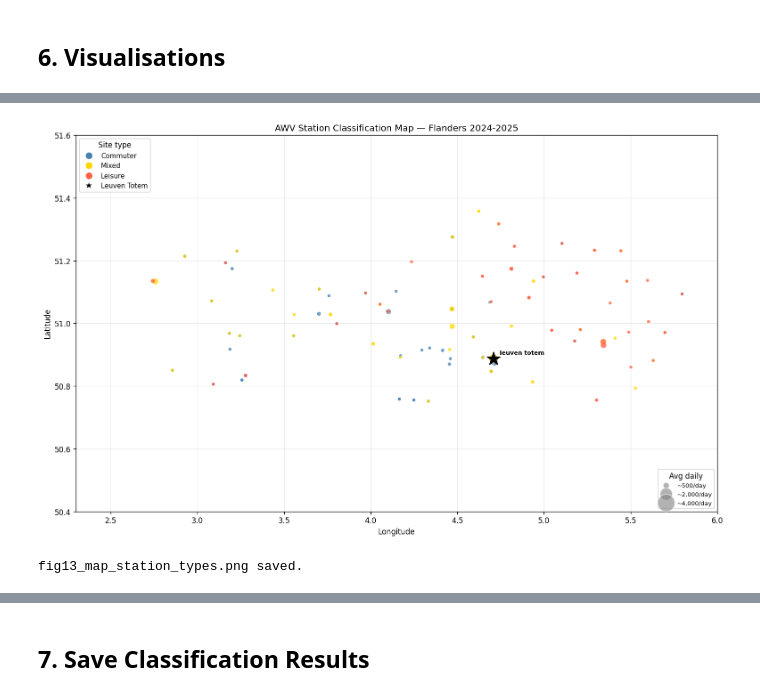
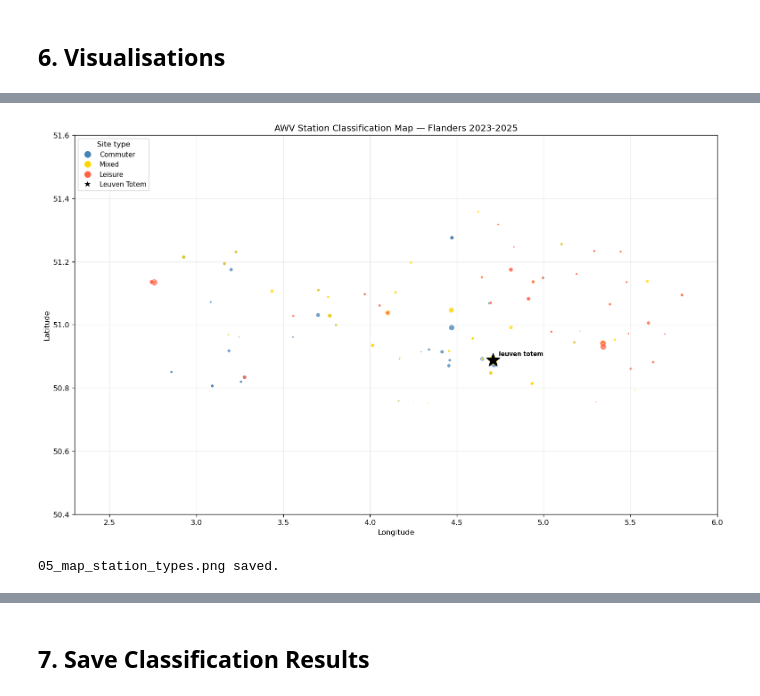
Before and after one commit to Queena34/mda-cycling-weather-group6, a Jupyter notebook: notebooks/06_site_classification.ipynb, the cells around one changed output, grey strips where cells are left out. Drawn from its saved outputs; the diff is of its cells as text; code cells hidden in the pictures.

```diff
--- a/notebooks/06_site_classification.ipynb
+++ b/notebooks/06_site_classification.ipynb
@@ -214,7 +208,12 @@ Leuven Totem (site ID 107): rank #57 out of 133
 ## 4. Merge Classification Back to Panel
 # %%
 CLASS_COLS = ["site ID", "commute_score", "site_type",
-              "weekday_weekend_ratio", "avg_peak_ratio", "school_retention"]
+              "weekday_weekend_ratio", "avg_peak_ratio"]
+
+# Drop stale classification columns if panel was previously saved with them
+stale_cols = [c for c in CLASS_COLS if c != "site ID"]
+panel_good = panel_good.drop(columns=[c for c in stale_cols if c in panel_good.columns])
+panel      = panel.drop(columns=[c for c in ["commute_score", "site_type"] if c in panel.columns])
 
 panel_good = panel_good.merge(site_stats[CLASS_COLS], on="site ID", how="left")
 
@@ -415,59 +409,46 @@ fig12_school_holiday_effect_by_type.png saved.
 # %%
-# ── fig13: geographic map of station types ────────────────────────────────────
+# ── geographic map of station types ────────────────────────────────────
 fig, ax = plt.subplots(figsize=(13, 8))
 
 for stype, color in TYPE_COLORS.items():
     sub = site_stats[site_stats["site_type"] == stype]
     ax.scatter(
         sub["lon"], sub["lat"],
-        c=color, s=(sub["avg_daily"] / 30).clip(20, 400),
+        c=color, s=sub["avg_daily"] / 30,
         alpha=0.75, zorder=3, edgecolors="white", lw=0.4,
     )
 
-# Leuven Totem star
+# Leuven Totem
 totem = site_stats[site_stats["site ID"] == 107].iloc[0]
 ax.scatter(totem["lon"], totem["lat"],
            marker="*", s=350, c="black", zorder=5)
 ax.annotate("leuven totem",
             xy=(totem["lon"], totem["lat"]),
             xytext=(8, 6), textcoords="offset points",
             fontsize=8, fontweight="bold")
 
 # Type legend
 type_handles = [
     Line2D([0], [0], marker="o", color="w",
            markerfacecolor=c, markersize=10, label=t.title())
     for t, c in TYPE_COLORS.items()
 ]
 type_handles.append(
     Line2D([0], [0], marker="*", color="w",
            markerfacecolor="black", markersize=12, label="Leuven Totem")
 )
-
-# Size legend
-size_handles = [
-    Line2D([0], [0], marker="o", color="w",
-           markerfacecolor="grey", alpha=0.6,
-           markersize=np.sqrt(s / 30) * 2, label=f"~{s:,}/day")
-    for s in [500, 2000, 4000]
-]
-
-leg1 = ax.legend(handles=type_handles, fontsize=9,
-                 title="Site type", loc="upper left")
-ax.add_artist(leg1)
-ax.legend(handles=size_handles, fontsize=8,
-          title="Avg daily", loc="lower right")
+ax.legend(handles=type_handles, fontsize=9, title="Site type", loc="upper left")
 
 ax.set_xlabel("Longitude")
 ax.set_ylabel("Latitude")
-ax.set_title("AWV Station Classification Map — Flanders 2024-2025", fontsize=12)
+ax.set_title("AWV Station Classification Map — Flanders 2023-2025", fontsize=12)
 ax.set_xlim(2.3, 6.0)
 ax.set_ylim(50.4, 51.6)
 ax.grid(alpha=0.25)
 fig.tight_layout()
-fig.savefig(FIGS / "fig13_map_station_types.png", dpi=150)
+fig.savefig(FIGS / "05_map_station_types.png", dpi=150)
 plt.show()
-print("fig13_map_station_types.png saved.")
+print("05_map_station_types.png saved.")
 # %% [output]
-[figure, old version]
+[figure, new version]
-fig13_map_station_types.png saved.
+05_map_station_types.png saved.
```
Also changed, not shown: parts of 14 cells of this notebook, 11 other files.
